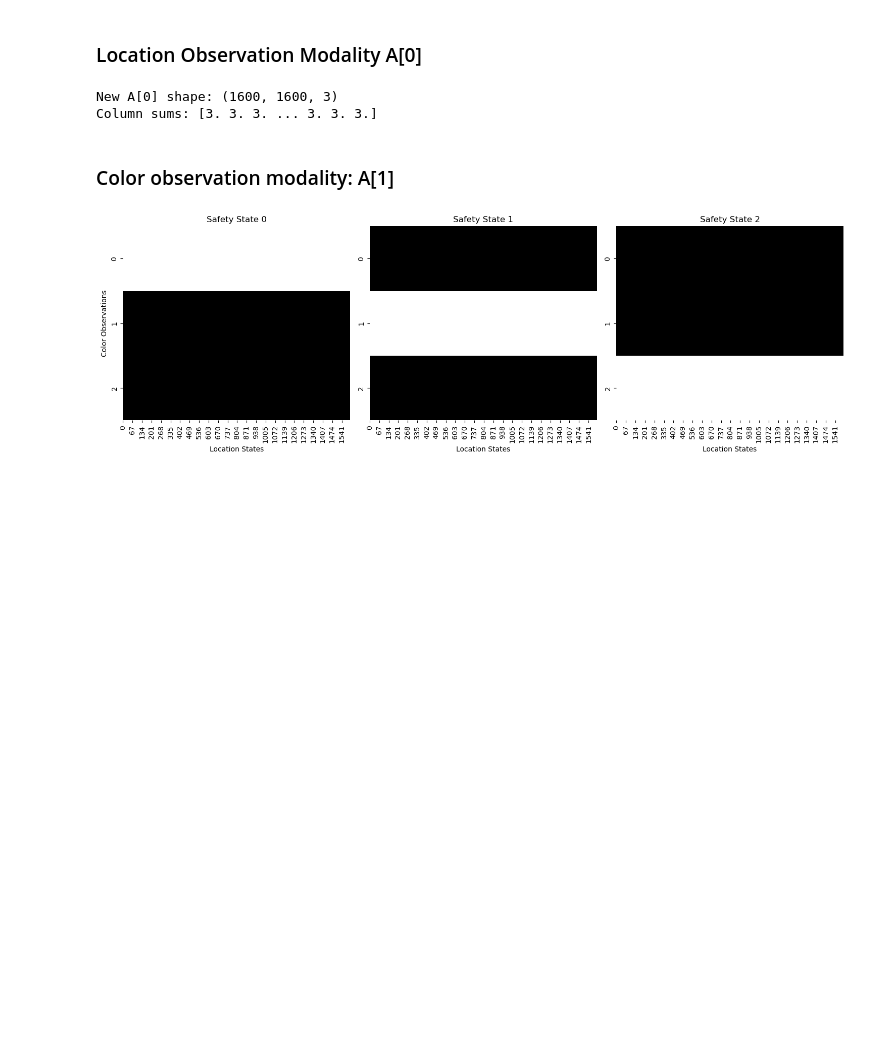
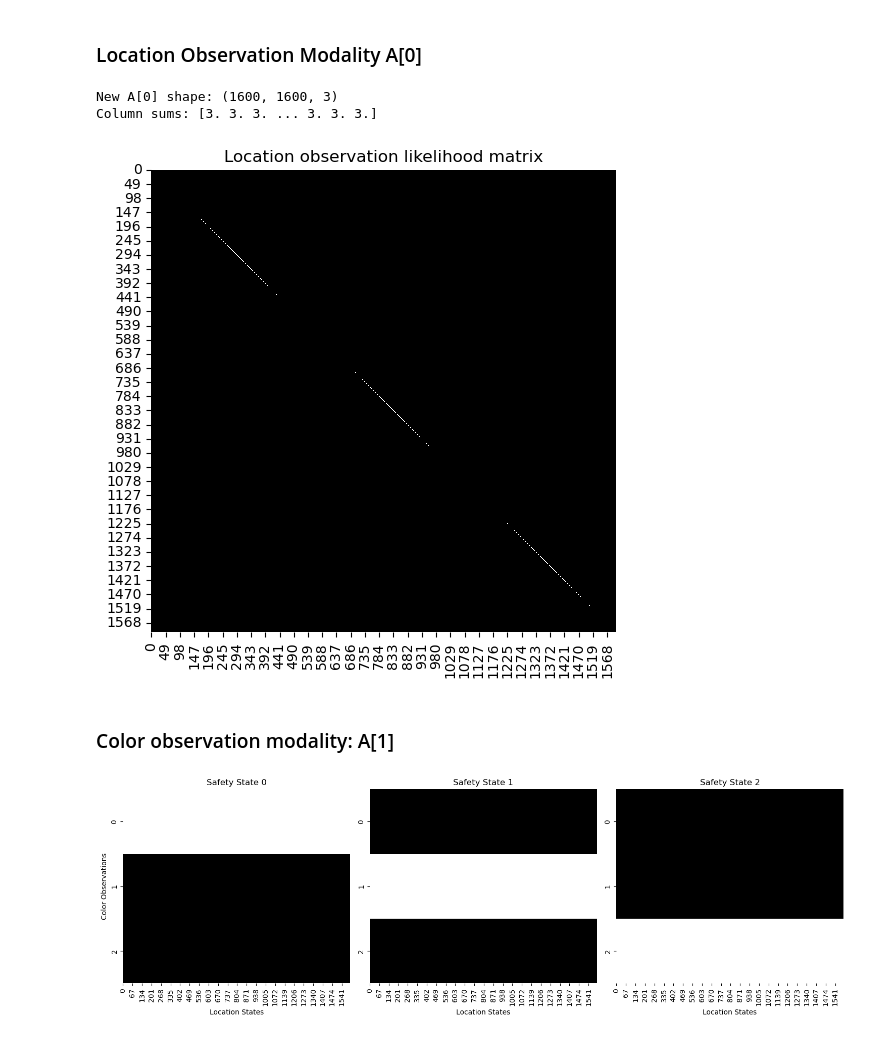
Before and after one commit to JojiGitHub/Active-Inference-AutoNav-2025, a Jupyter notebook: Agent/redspots-1.ipynb, the cells around one changed output. Saved outputs shown, nothing was run; the diff lists cells and outputs as text; code cells hidden in the pictures; blank space fills up the shorter version.

```diff
--- a/Agent/redspots-1.ipynb
+++ b/Agent/redspots-1.ipynb
@@ -312,8 +282,11 @@ print("Column sums:", A[0].sum(axis=0).sum(axis=1))  # Should be all 1's
 New A[0] shape: (1600, 1600, 3)
 Column sums: [3. 3. 3. ... 3. 3. 3.]
 # %%
-# Extract a 2D slice by fixing all other dimensions to 0
-# plot_likelihood(A[0][:,:,0,0,0,0,0], "Location observation likelihood matrix")
+# Extract a 2D slice by fixing the safety level dimension to 0
+import numpy as np
+plot_likelihood(A[0][:, :, 0], "Location observation likelihood matrix")
+# %% [output]
+[figure, added]
 # %% [markdown]
 ### Color observation modality: A[1]
 # %%
```
Also changed, not shown: parts of 32 cells of this notebook.
